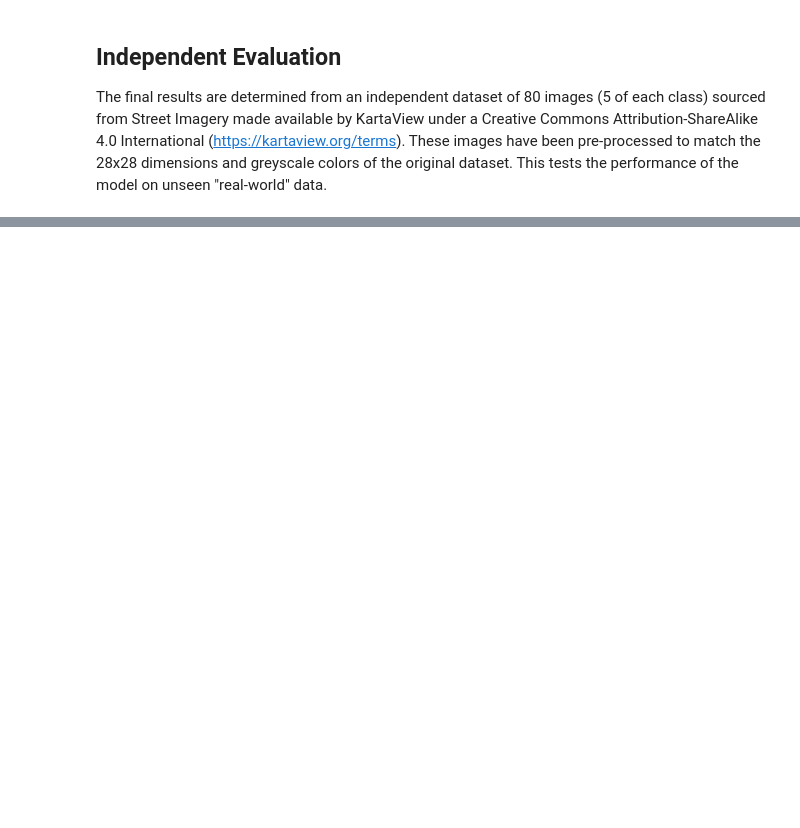
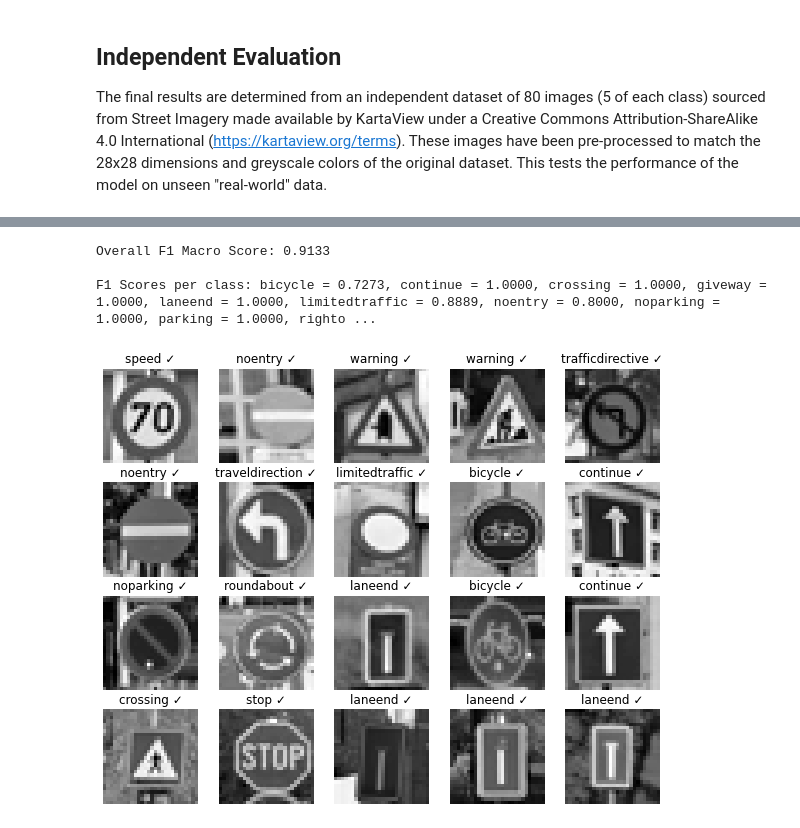
Before and after one commit to Ethan-Rayner/RoadSignClassification, a Jupyter notebook: dan_merge.ipynb, the cells around one changed output, grey strips where cells are left out. Saved outputs shown, nothing was run; the diff lists cells and outputs as text; code cells hidden in the pictures; blank space fills up the shorter version.

```diff
--- a/dan_merge.ipynb
+++ b/dan_merge.ipynb
@@ -102,0 +104,8 @@ F1 Score: 0.8954
+# %%
+show_visual_results(vgg_model, test_images_single_batch, NUM_TO_VISUALIZE)
+score_f1(vgg_model, test_images)
+# %% [output]
+Overall F1 Macro Score: 0.9133
+
+F1 Scores per class: bicycle = 0.7273, continue = 1.0000, crossing = 1.0000, giveway = 1.0000, laneend = 1.0000, limitedtraffic = 0.8889, noentry = 0.8000, noparking = 1.0000, parking = 1.0000, righto ...
+[figure, added]
```
Also changed, not shown: parts of 5 cells of this notebook, 4 other files.
